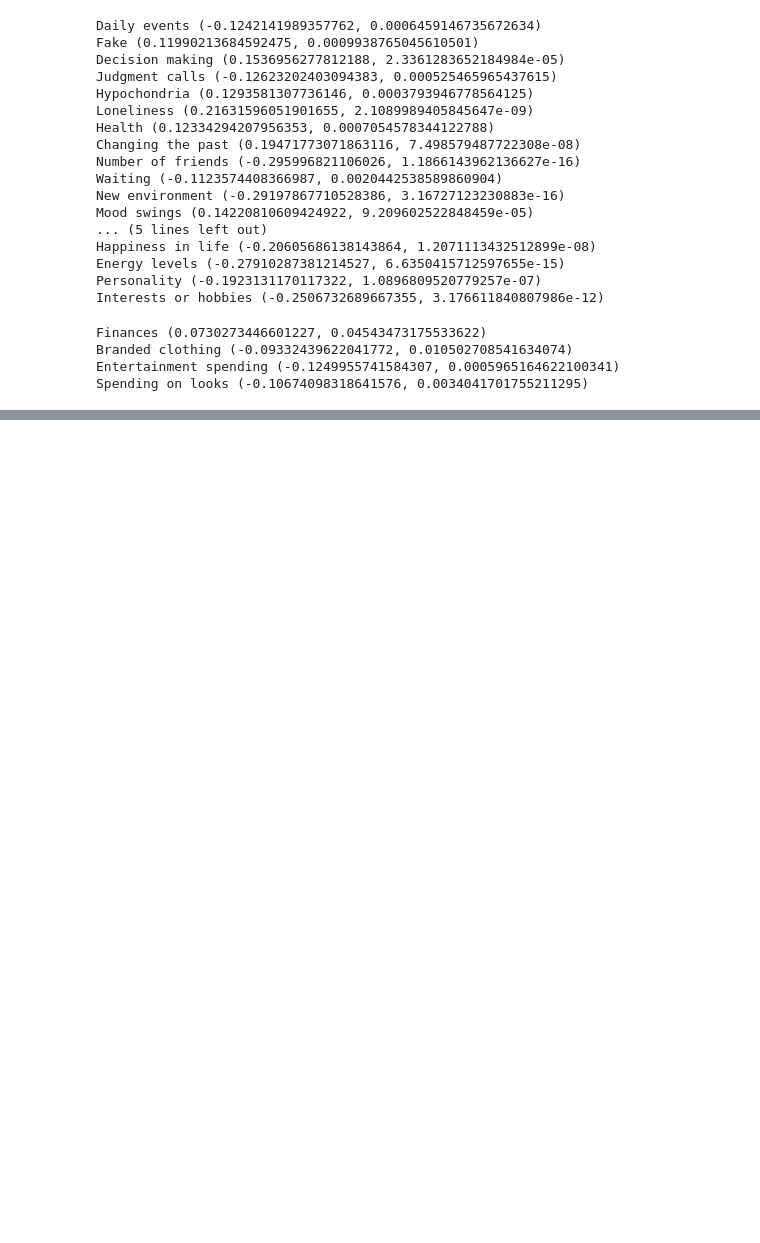
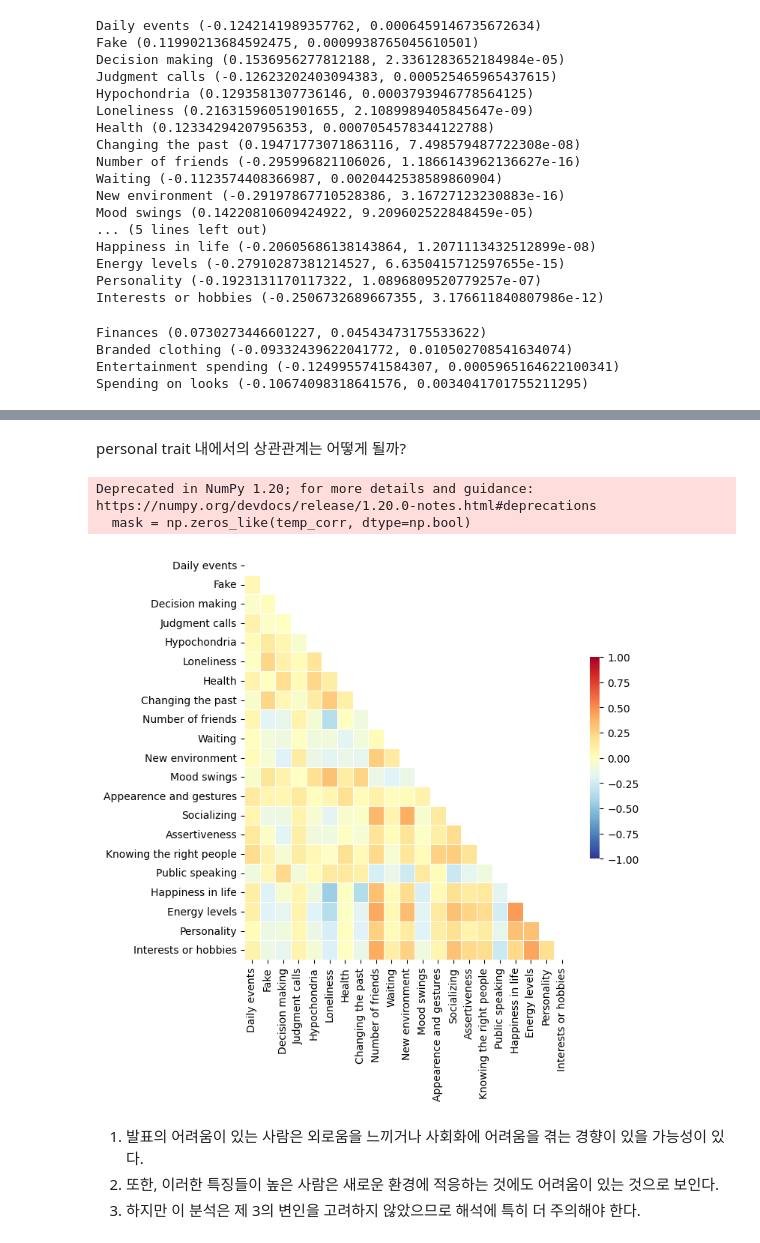
Before and after one commit to 12yoonj/data-analysis-practice, a Jupyter notebook: young_people_survey/young_people.ipynb, the cells around one changed output, grey strips where cells are left out. Cells and saved outputs as stored; diff of their text form; code cells hidden in the pictures; blank space fills up the shorter version.

Commit message:
correlation: personal trait and public speaking

```diff
--- a/young_people_survey/young_people.ipynb
+++ b/young_people_survey/young_people.ipynb
@@ -213,0 +230,5 @@ Spending on looks (-0.10674098318641576, 0.0034041701755211295)
+# %%
+print(df_columns.columns)
+# df_columns.rename(columns={df_columns.columns[0]:df_columns.columns[0].replace(" ","")}, inplace=True)
+df_columns.rename(columns={df_columns.columns[0]:df_columns.columns[0].strip()}, inplace=True)
+print(df_columns.columns)
@@ -213,0 +238,6 @@ Spending on looks (-0.10674098318641576, 0.0034041701755211295)
+# %%
+# df_columns.loc[df_columns['short'].isin(short_name) == True, 'original']
+# 전체 문장을 보고 싶었으나, 문장이 너무 길어 확인이 되지 않는다.
+
+interest_columns = df_columns.loc[df_columns['short'].isin(short_name) == True].reset_index(drop=True)
+interest_columns
@@ -213,0 +262,9 @@ Spending on looks (-0.10674098318641576, 0.0034041701755211295)
+# %%
+personal_trait = young[list(interest_columns['short'])].copy()
+interest_columns['r'] = np.nan
+interest_columns['p-value'] = np.nan
+
+for i in range(personal_trait.shape[1]):
+  corr_value = stats.pearsonr(personal_trait[short_name[i]], young['Fear of public speaking'])
+  interest_columns['r'][i] = corr_value[0]
+  interest_columns['p-value'][i]  = corr_value[1]
@@ -214,3 +300,35 @@ Spending on looks (-0.10674098318641576, 0.0034041701755211295)
+# %% [markdown]
+personal trait 내에서의 상관관계는 어떻게 될까?
+# %%
+temp_corr = personal_trait.corr()
+# 그림 사이즈 지정
+fig, ax = plt.subplots( figsize=(7,7) )
+
+# 삼각형 마스크를 만든다(위 쪽 삼각형에 True, 아래 삼각형에 False)
+mask = np.zeros_like(temp_corr, dtype=np.bool)
+mask[np.triu_indices_from(mask)] = True
+
+# 히트맵을 그린다
+sns.heatmap(temp_corr,
+            cmap = 'RdYlBu_r', # Red, Yellow, Blue
+            annot = False,   # 실제 값을 표시하지 않는다.
+            mask=mask,      # 표시하지 않을 마스크 부분을 지정한다
+            linewidths=.5,  # 경계면 실선으로 구분하기
+            cbar_kws={"shrink": .5}, # 컬러바 크기 절반으로 줄이기
+            vmin = -1,vmax = 1   # 컬러바 범위 -1 ~ 1
+           )
+plt.show()
+
+# temp_corr['Public speaking']
+# temp_corr['Public speaking'].loc['Decision making']
+# %% [output]
+Deprecated in NumPy 1.20; for more details and guidance: https://numpy.org/devdocs/release/1.20.0-notes.html#deprecations
+  mask = np.zeros_like(temp_corr, dtype=np.bool)
+[figure, added]
+# %% [markdown]
+1. 발표의 어려움이 있는 사람은 외로움을 느끼거나 사회화에 어려움을 겪는 경향이 있을 가능성이 있다.
+2. 또한, 이러한 특징들이 높은 사람은 새로운 환경에 적응하는 것에도 어려움이 있는 것으로 보인다.
+3. 하지만 이 분석은 제 3의 변인을 고려하지 않았으므로 해석에 특히 더 주의해야 한다.
 # %%
 music = 19
 movie = 12
```
Also changed, not shown: parts of 10 cells of this notebook.
